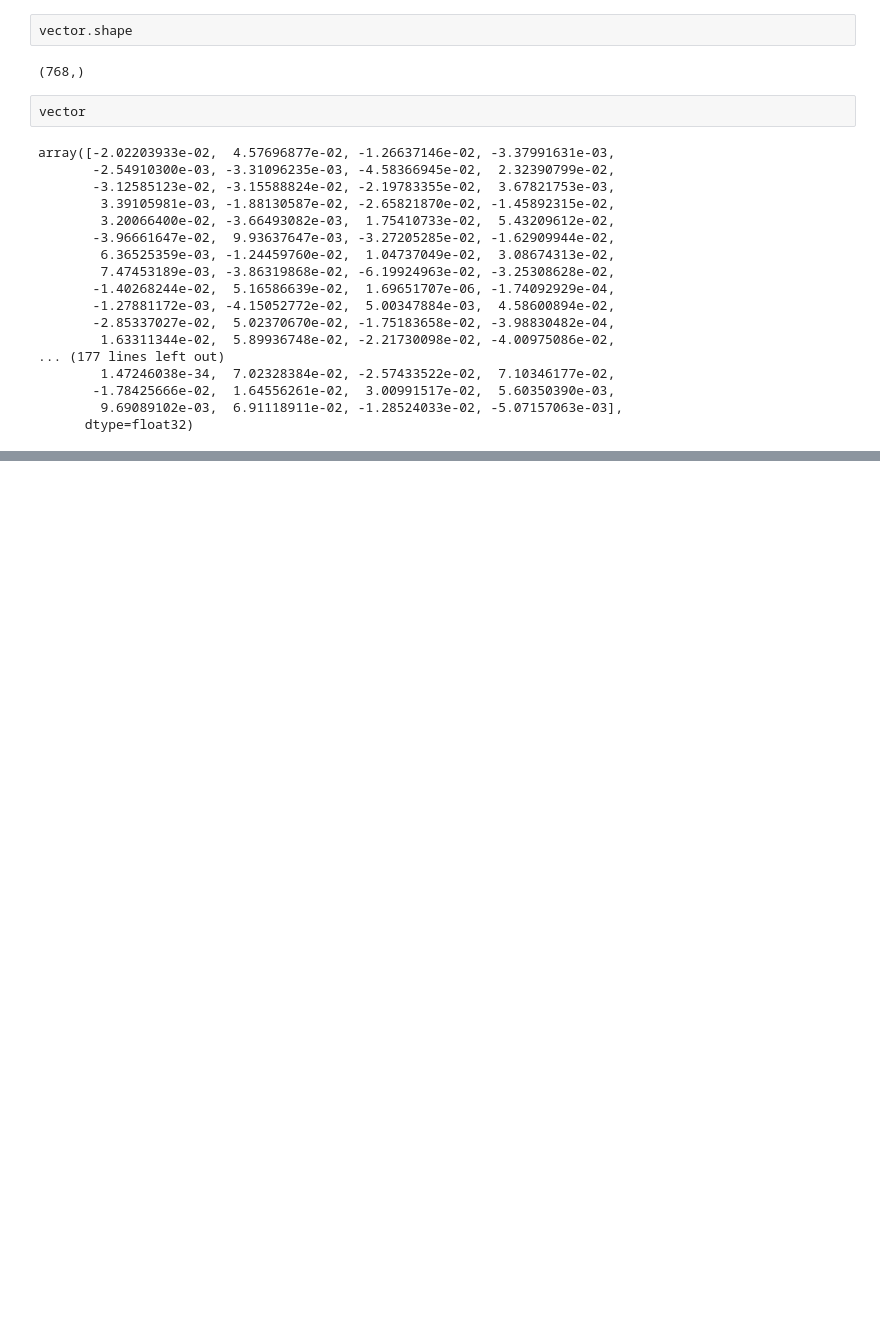
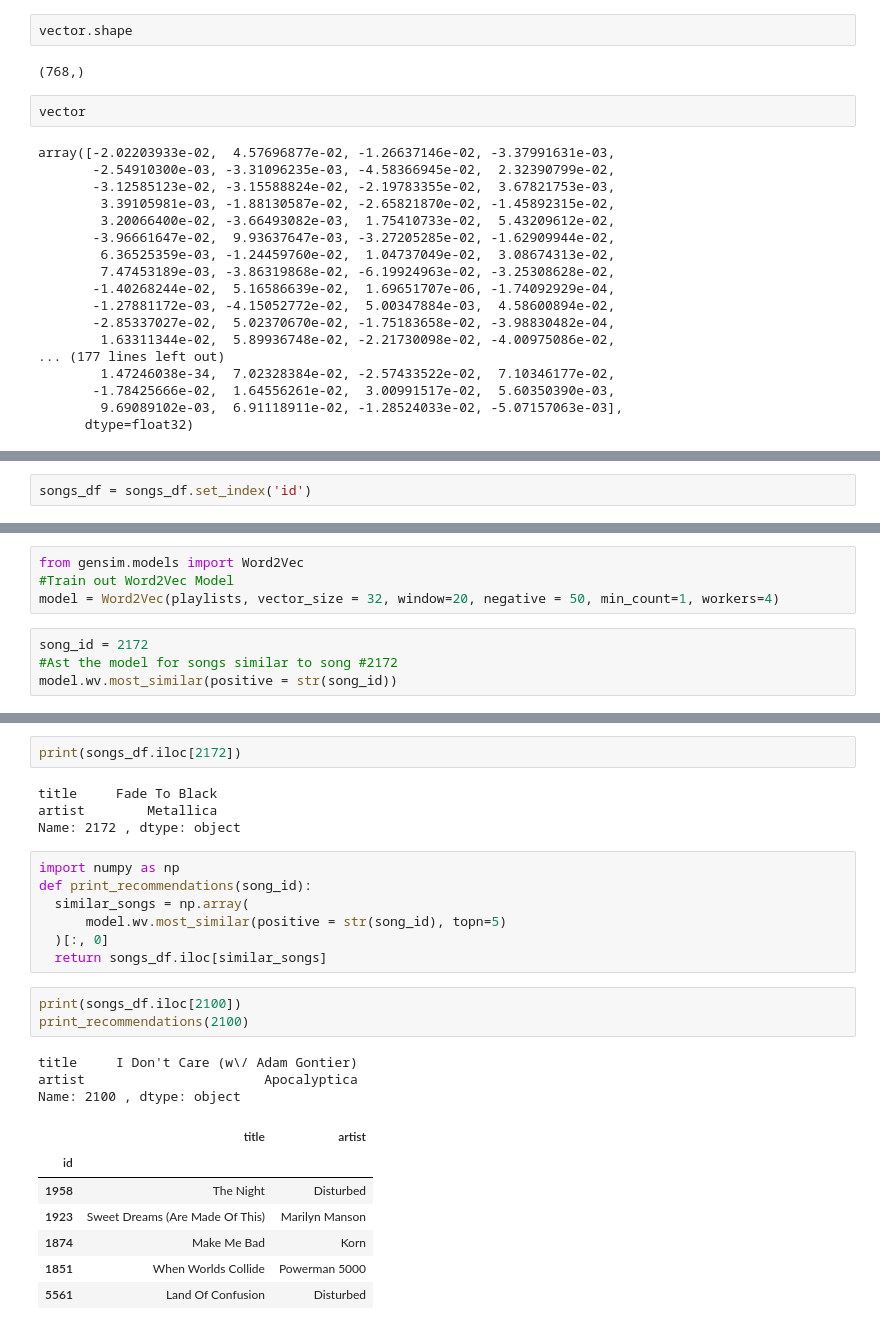
Before and after one commit to Samin-Sadaf7/Book-of-LLMs, a Jupyter notebook: HandsOnLLM_2.ipynb, the cells around one changed output, grey strips where cells are left out. Cells and saved outputs as stored; diff of their text form; blank space fills up the shorter version.

```diff
--- a/HandsOnLLM_2.ipynb
+++ b/HandsOnLLM_2.ipynb
@@ -259,0 +303,2 @@ array([-2.02203933e-02,  4.57696877e-02, -1.26637146e-02, -3.37991631e-03,
+# %%
+songs_df = songs_df.set_index('id')
@@ -259,0 +314,8 @@ array([-2.02203933e-02,  4.57696877e-02, -1.26637146e-02, -3.37991631e-03,
+# %%
+from gensim.models import Word2Vec
+#Train out Word2Vec Model
+model = Word2Vec(playlists, vector_size = 32, window=20, negative = 50, min_count=1, workers=4)
+# %%
+song_id = 2172
+#Ast the model for songs similar to song #2172
+model.wv.most_similar(positive = str(song_id))
@@ -259,0 +333,27 @@ array([-2.02203933e-02,  4.57696877e-02, -1.26637146e-02, -3.37991631e-03,
+# %%
+print(songs_df.iloc[2172])
+# %% [output]
+title     Fade To Black
+artist        Metallica
+Name: 2172 , dtype: object
+# %%
+import numpy as np
+def print_recommendations(song_id):
+  similar_songs = np.array(
+      model.wv.most_similar(positive = str(song_id), topn=5)
+  )[:, 0]
+  return songs_df.iloc[similar_songs]
+# %%
+print(songs_df.iloc[2100])
+print_recommendations(2100)
+# %% [output]
+title     I Don't Care (w\/ Adam Gontier)
+artist                       Apocalyptica
+Name: 2100 , dtype: object
+|  | title | artist |
+| id |  |  |
+| 1958 | The Night | Disturbed |
+| 1923 | Sweet Dreams (Are Made Of This) | Marilyn Manson |
+| 1874 | Make Me Bad | Korn |
+| 1851 | When Worlds Collide | Powerman 5000 |
+| 5561 | Land Of Confusion | Disturbed |
```
Also changed, not shown: parts of 10 cells of this notebook.
